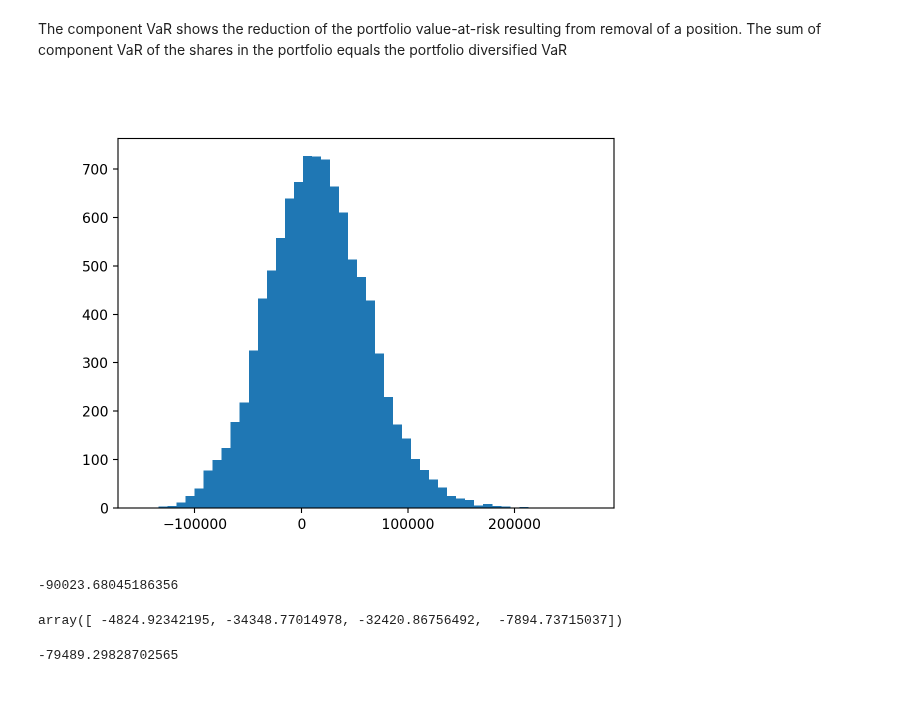
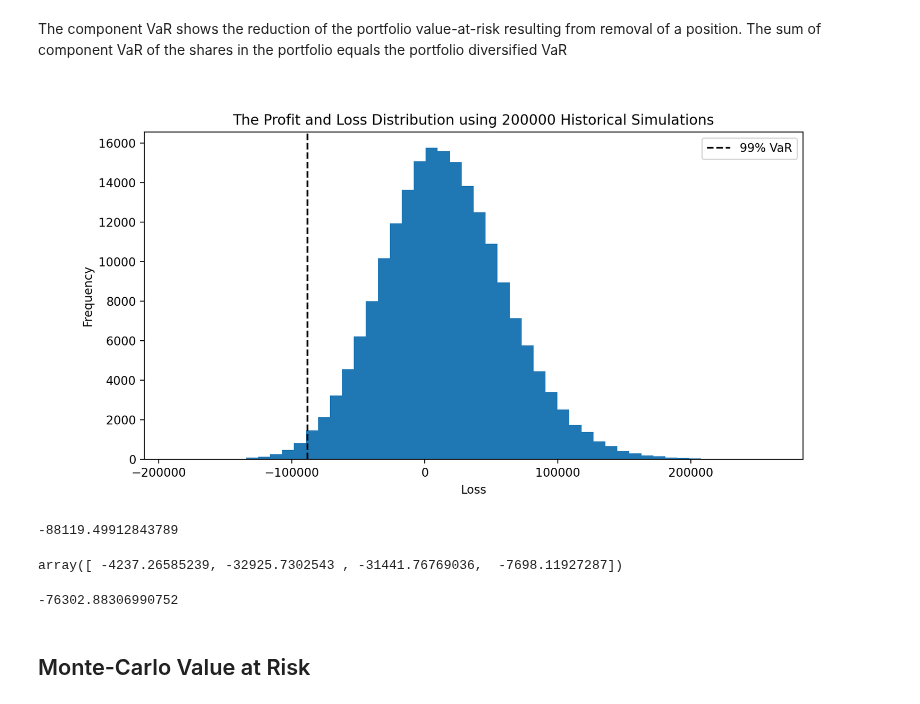
Before and after one commit to tomiadewusi/Case-Study, a Jupyter notebook: caseStudy2.ipynb, the cells around one changed output. Cells and saved outputs as stored; diff of their text form; code cells hidden in the pictures.

```diff
--- a/caseStudy2.ipynb
+++ b/caseStudy2.ipynb
@@ -145,13 +145,13 @@ def computeRisk(numOfSimulations, numOfShares, currentSharePrice, dailyReturns,a
     df = pd.DataFrame(holdingPrices, columns=dailyReturns.columns)
     compVar = np.ones(numOfTickers)
     for ix in range(numOfTickers):
-        margCurrentSharePrice = np.delete(currentSharePrice,ix)
-        margNumOfShares = np.delete(numOfShares,ix)
-        margIntialPortfolioValue =  margCurrentSharePrice.T @ margNumOfShares
-        margHoldingPrices = df.drop(columns = tickers[ix], inplace=False)
-        margPnl = margHoldingPrices @ margNumOfShares - margIntialPortfolioValue
-        margPnl = np.sort(margPnl, axis = 0)
-        compVar[ix] = margPnl[valueAtRiskIndex]
+        compCurrentSharePrice = np.delete(currentSharePrice,ix)
+        compNumOfShares = np.delete(numOfShares,ix)
+        compIntialPortfolioValue =  compCurrentSharePrice.T @ compNumOfShares
+        compHoldingPrices = df.drop(columns = tickers[ix], inplace=False)
+        compPnl = compHoldingPrices @ compNumOfShares - compIntialPortfolioValue
+        compPnl = np.sort(compPnl, axis = 0)
+        compVar[ix] = compPnl[valueAtRiskIndex]
 
     compVar =  portfolioValueAtRisk - compVar
     return portfolioValueAtRisk, portfolioExpectedShortFall, compVar,pnl
@@ -164,7 +164,7 @@ weights[1] = 0.45
 weights[2] = 0.32
 weights[3] = 0.1
 
-numOfSimulations = 10000
+numOfSimulations = 200000
 holdingPeriod = 30
 alpha = 0.01
 intialEndowmnet = 500000*np.ones((tickersLen,1))
@@ -173,21 +173,28 @@ cashAllocation = intialEndowmnet * weights
 numOfShares = cashAllocation / currentSharePrice
 metrics = computeRisk(numOfSimulations, numOfShares, currentSharePrice, dailyReturns,alpha,holdingPeriod,tickers)
 portfolioValueAtRisk, portfolioExpectedShortFall,componentValueAtRisk, pnl = metrics
-# %%
-import matplotlib.pyplot as plt
-plt.hist(list(pnl[:,0]),bins = 50)
-plt.show()
-# %% [output]
-[figure, removed]
+# %%
+plt.figure(figsize=(10,5))
+plt.hist(list(pnl[:,0]),bins = 50)
+plt.title(f'The Profit and Loss Distribution using {numOfSimulations} Historical Simulations')
+plt.xlabel('Loss')
+plt.ylabel('Frequency')
+plt.axvline(x=portfolioValueAtRisk, label = '99% VaR',color = 'k', linestyle = '--')
+plt.legend()
+plt.show()
+# %% [output]
+[figure, added]
 # %%
 portfolioValueAtRisk
 # %% [output]
--90023.68045186356
+-88119.49912843789
 # %%
 componentValueAtRisk
 # %% [output]
-array([ -4824.92342195, -34348.77014978, -32420.86756492,  -7894.73715037])
+array([ -4237.26585239, -32925.7302543 , -31441.76769036,  -7698.11927287])
-# %%
-np.sum(componentValueAtRisk)
-# %% [output]
--79489.29828702565
+# %%
+np.sum(componentValueAtRisk) # This should be lower than the portfolio VaR as it takes into consideration diversification
+# %% [output]
+-76302.88306990752
+# %% [markdown]
+## Monte-Carlo Value at Risk
```
Also changed, not shown: parts of 6 cells of this notebook.
